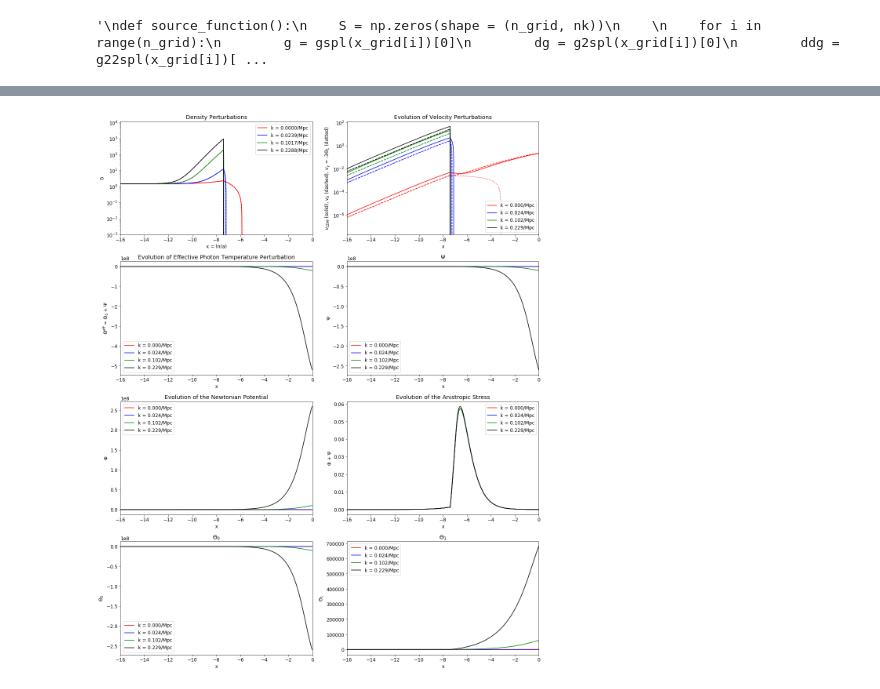
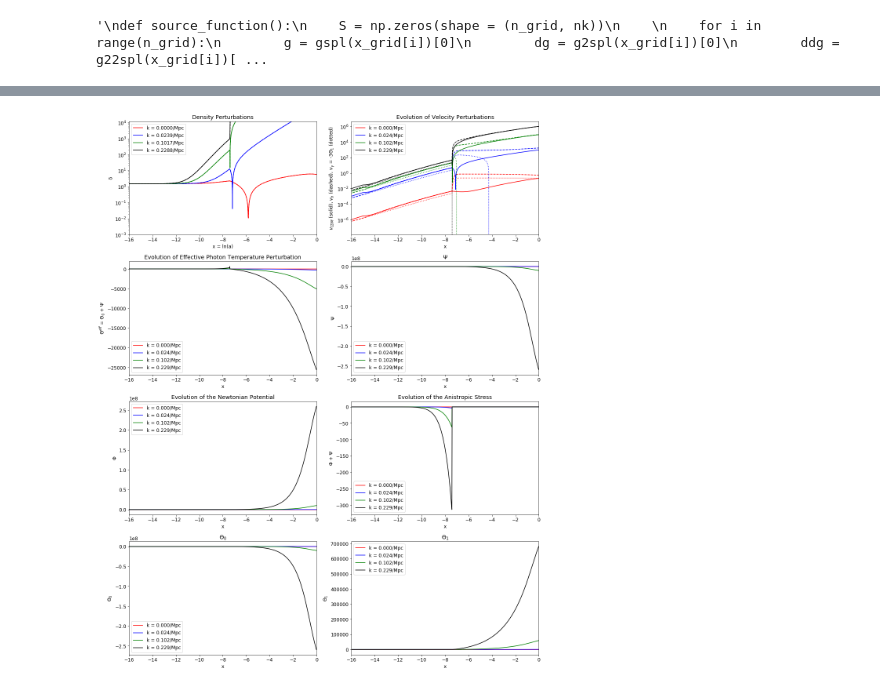
Before and after one commit to azieg/CMB-Simulation, a Jupyter notebook: StructureEvolution.ipynb, the cells around one changed output, grey strips where cells are left out. Cells and saved outputs as stored; diff of their text form; code cells hidden in the pictures.

```diff
--- a/StructureEvolution.ipynb
+++ b/StructureEvolution.ipynb
@@ -149,7 +157,7 @@ def yTCderivs(x, t):
 
     return dydx
 # %%
-def yderivs(x, t):
+def yderivs(x, y):
     dydx = np.zeros(npar)
 
     a = math.exp(x)
@@ -381,6 +414,7 @@ x_tot = np.zeros(n_xtot)
 
 x_tot[0:n_brec] = x_brec[0:n_brec]
 x_tot[(n_brec):n_xtot] = x_t[0:n_brec]
+'''
 print(len(x_tot))
 print(x_tot[n_brec-1])
 print(x_tot[n_brec])
@@ -389,4 +423,20 @@ print(x_tot[(n_brec-3):(n_brec+3)])
 print(x_brec[0], x_brec[-1])
 print(x_t[0], x_t[-1])
 print(x_brec[0], x_brec[-1], xtc)
+for i in range(n_brec):
+    if x_brec[i] >= xtc:
+        i_cutoff = i
+        break
+print(i_cutoff)
+print(x_brec[i_cutoff], xtc)
+test = [i for i in range(0, 10)]
+print(test[0:1])
+'''
+print(len(sol_middle.y[0, :]))
+print(i_cutoff-n_brec)
+print(len(sol_middle.y[0, :]) + i_cutoff)
+print(x_brec[i_cutoff], x_brec[-1])
+print(x_t[0])
+print(x_brec[i_cutoff:])
+print(math.log(1e-7))
 # %% [output]
@@ -669,15 +928,16 @@ def plot(kvals):
     axs[0, 0].set_xlim(-16, 0)
     axs[0, 0].set_ylim(1.0e-3, 1.2e4)
 
-    for i in range(len(kv)):
+    #for i in range(len(kv)):
+    for i in range(len(kvals)):
         lb = 'k = ' + str('{:05.4f}'.format(kvals[i]*Mpc)) + '/Mpc'
-        #data_δ = δ_spl(x_tot, kvals[i])[:, 0]
-        #axs[0, 0].plot(x_tot, np.abs(data_δ), color=clr[i], label=lb)
-        axs[0, 0].plot(x_tot, δ[:, kv[i]], color=clr[i], label=lb)
+        data_δ = δ_spl(x_grid, kvals[i])[:, 0]
+        axs[0, 0].plot(x_grid, np.abs(data_δ), color=clr[i], label=lb)
+        #axs[0, 0].plot(x_tot, δ[:, kv[i]], color=clr[i], label=lb)
 
-        #data_δb = δb_spl(x_tot, kvals[i])[:, 0]
-        #axs[0, 0].plot(x_tot, np.abs(data_δb), color=clr[i], ls='--')
-        axs[0, 0].plot(x_tot, δb[:, kv[i]], color=clr[i], ls='--')
+        data_δb = δb_spl(x_grid, kvals[i])[:, 0]
+        axs[0, 0].plot(x_grid, np.abs(data_δb), color=clr[i], ls='--')
+        #axs[0, 0].plot(x_tot, δb[:, kv[i]], color=clr[i], ls='--')
     axs[0, 0].set_xlabel('x = ln(a)')
     axs[0, 0].set_ylabel('δ')
     axs[0, 0].legend()
@@ -686,20 +946,21 @@ def plot(kvals):
     axs[0, 1].set_title('Evolution of Velocity Perturbations')# k = ' + str(kmpc) + '/ Mpc')
     axs[0, 1].set_yscale('log')
     axs[0, 1].set_xlim(-16, 0)
-    for i in range(len(kv)):
+    #for i in range(len(kv)):
+    for i in range(len(kvals)):
         lb = 'k = ' + str('{:05.3f}'.format(kvals[i]*Mpc)) + '/Mpc'
 
-        #data_v = v_spl(x_tot, kvals[i])[:, 0]
-        #axs[0, 1].plot(x_tot, np.abs(data_v), color=clr[i], label=lb)
-        axs[0, 1].plot(x_tot, v[:, kv[i]], color=clr[i], label=lb)
+        data_v = v_spl(x_grid, kvals[i])[:, 0]
+        axs[0, 1].plot(x_grid, np.abs(data_v), color=clr[i], label=lb)
+        #axs[0, 1].plot(x_tot, v[:, kv[i]], color=clr[i], label=lb)
 
-        #data_vb = vb_spl(x_tot, kvals[i])[:, 0]
-        #axs[0, 1].plot(x_tot, np.abs(data_vb), color=clr[i], ls='--')
-        axs[0, 1].plot(x_tot, vb[:, kv[i]], color=clr[i], ls='--')
+        data_vb = vb_spl(x_grid, kvals[i])[:, 0]
+        axs[0, 1].plot(x_grid, np.abs(data_vb), color=clr[i], ls='--')
+        #axs[0, 1].plot(x_tot, vb[:, kv[i]], color=clr[i], ls='--')
 
-        #data_Θ1 = Θ1_spl(x_tot, kvals[i])[:, 0]
-        #axs[0, 1].plot(x_tot, -3.0*data_Θ1, color=clr[i], ls=':')
-        axs[0, 1].plot(x_tot, -3.0*Θ[:, 1, kv[i]], color=clr[i], ls=':')
+        data_Θ1 = Θ1_spl(x_grid, kvals[i])[:, 0]
+        axs[0, 1].plot(x_grid, -3.0*data_Θ1, color=clr[i], ls=':')
+        #axs[0, 1].plot(x_tot, -3.0*Θ[:, 1, kv[i]], color=clr[i], ls=':')
     axs[0, 1].set_xlabel('x')
     axs[0, 1].set_ylabel('$v_{CDM}$ (solid), $v_{b}$ (dashed), $v_{\gamma}$ = -3$Θ_1$ (dotted)')
     axs[0, 1].legend()
@@ -709,9 +970,9 @@ def plot(kvals):
     axs[1, 0].set_xlim(-16, 0)
     for i in range(len(kvals)):
         lb = 'k = ' + str('{:05.3f}'.format(kvals[i]*Mpc)) + '/Mpc'
-        data_Θ0 = Θ0_spl(x_tot, kvals[i])[:, 0]
-        data_Ψ = Ψ_spl(x_tot, kvals[i])[:, 0]
-        axs[1, 0].plot(x_tot, data_Θ0 + data_Ψ, color=clr[i], label=lb)
+        data_Θ0 = Θ0_spl(x_grid, kvals[i])[:, 0]
+        data_Ψ = Ψ_spl(x_grid, kvals[i])[:, 0]
+        axs[1, 0].plot(x_grid, np.abs(data_Θ0) + data_Ψ, color=clr[i], label=lb)
     axs[1, 0].set_xlabel('x')
     axs[1, 0].set_ylabel('$Θ^{eff}$ = $Θ_0$ + Ψ')
     axs[1, 0].legend()
@@ -720,8 +981,8 @@ def plot(kvals):
     axs[1, 1].set_xlim(-16, 0)
     for i in range(len(kvals)):
         lb = 'k = ' + str('{:05.3f}'.format(kvals[i]*Mpc)) + '/Mpc'
-        data_Ψ = Ψ_spl(x_tot, kvals[i])[:, 0]
-        axs[1, 1].plot(x_tot, data_Ψ, color=clr[i], label=lb)
+        data_Ψ = Ψ_spl(x_grid, kvals[i])[:, 0]
+        axs[1, 1].plot(x_grid, data_Ψ, color=clr[i], label=lb)
     axs[1, 1].set_xlabel('x')
     axs[1, 1].set_ylabel('Ψ')
     axs[1, 1].legend()
@@ -730,9 +991,9 @@ def plot(kvals):
     axs[2, 0].set_xlim(-16, 0)
     for i in range(len(kvals)):
         lb = 'k = ' + str('{:05.3f}'.format(kvals[i]*Mpc)) + '/Mpc'
-        data_Φ = Φ_spl(x_tot, kvals[i])[:, 0]
+        data_Φ = Φ_spl(x_grid, kvals[i])[:, 0]
+        axs[2, 0].plot(x_grid, data_Φ, color=clr[i], label=lb)
         #axs[2, 0].plot(x_tot, Φ[:, kv[i]], color=clr[i], label=lb)
-        axs[2, 0].plot(x_tot, data_Φ, color=clr[i], label=lb)
     axs[2, 0].set_xlabel('x')
     axs[2, 0].set_ylabel('Φ')
     axs[2, 0].legend()
@@ -741,45 +1002,44 @@ def plot(kvals):
     axs[2, 1].set_xlim(-16, 0)
     for i in range(len(kvals)):
         lb = 'k = ' + str('{:05.3f}'.format(kvals[i]*Mpc)) + '/Mpc'
-        data_Ψ = Ψ_spl(x_tot, kvals[i])[:, 0]
-        data_Φ = Φ_spl(x_tot, kvals[i])[:, 0]
-        axs[2, 1].plot(x_tot, data_Ψ + data_Φ, color=clr[i], label=lb)
+        data_Ψ = Ψ_spl(x_grid, kvals[i])[:, 0]
+        data_Φ = Φ_spl(x_grid, kvals[i])[:, 0]
+        axs[2, 1].plot(x_grid, data_Ψ + data_Φ, color=clr[i], label=lb)
+        #axs[2, 1].plot(x_tot, Ψ[:, kv[i]] + Φ[:, kv[i]], color=clr[i], label=lb)
     axs[2, 1].set_xlabel('x')
     axs[2, 1].set_ylabel('Φ + Ψ')
     axs[2, 1].legend()
 
     axs[3, 0].set_title('$Θ_0$')
     axs[3, 0].set_xlim(-16, 0)
     for i in range(len(kvals)):
         lb = 'k = ' + str('{:05.3f}'.format(kvals[i]*Mpc)) + '/Mpc'
-        data_Θ0 = Θ0_spl(x_tot, kvals[i])[:, 0]
-        axs[3, 0].plot(x_tot, data_Θ0, color=clr[i], label=lb)
+        data_Θ0 = Θ0_spl(x_grid, kvals[i])[:, 0]
+        axs[3, 0].plot(x_grid, data_Θ0, color=clr[i], label=lb)
     axs[3, 0].set_xlabel('x')
     axs[3, 0].set_ylabel('$Θ_0$')
     axs[3, 0].legend()
 
     axs[3, 1].set_title('$Θ_1$')
     axs[3, 1].set_xlim(-16, 0)
     for i in range(len(kvals)):
         lb = 'k = ' + str('{:05.3f}'.format(kvals[i]*Mpc)) + '/Mpc'
-        data_Θ1 = Θ1_spl(x_tot, kvals[i])[:, 0]
-        axs[3, 1].plot(x_tot, data_Θ1, color=clr[i], label=lb)
+        data_Θ1 = Θ1_spl(x_grid, kvals[i])[:, 0]
+        axs[3, 1].plot(x_grid, data_Θ1, color=clr[i], label=lb)
     axs[3, 1].set_xlabel('x')
     axs[3, 1].set_ylabel('$Θ_1$')
     axs[3, 1].legend()
-
-
 
     fig.tight_layout()
     plt.show()
 
 #kvals = [.0001, .001, .01, .1]
 k_factor = 1.0#*(1.0e6*3.08567758e16)
 kvals = [ks[0]*k_factor, ks[32]*k_factor, ks[66]*k_factor, ks[-1]*k_factor]
 #kvals = [.0001/Mpc, .001/Mpc, .01/Mpc, .1/Mpc]
 plot(kvals)
 # %% [output]
-[figure, old version]
+[figure, new version]
 # %%
 '''
 def plot(kvals):
```
Also changed, not shown: parts of 8 cells of this notebook.
